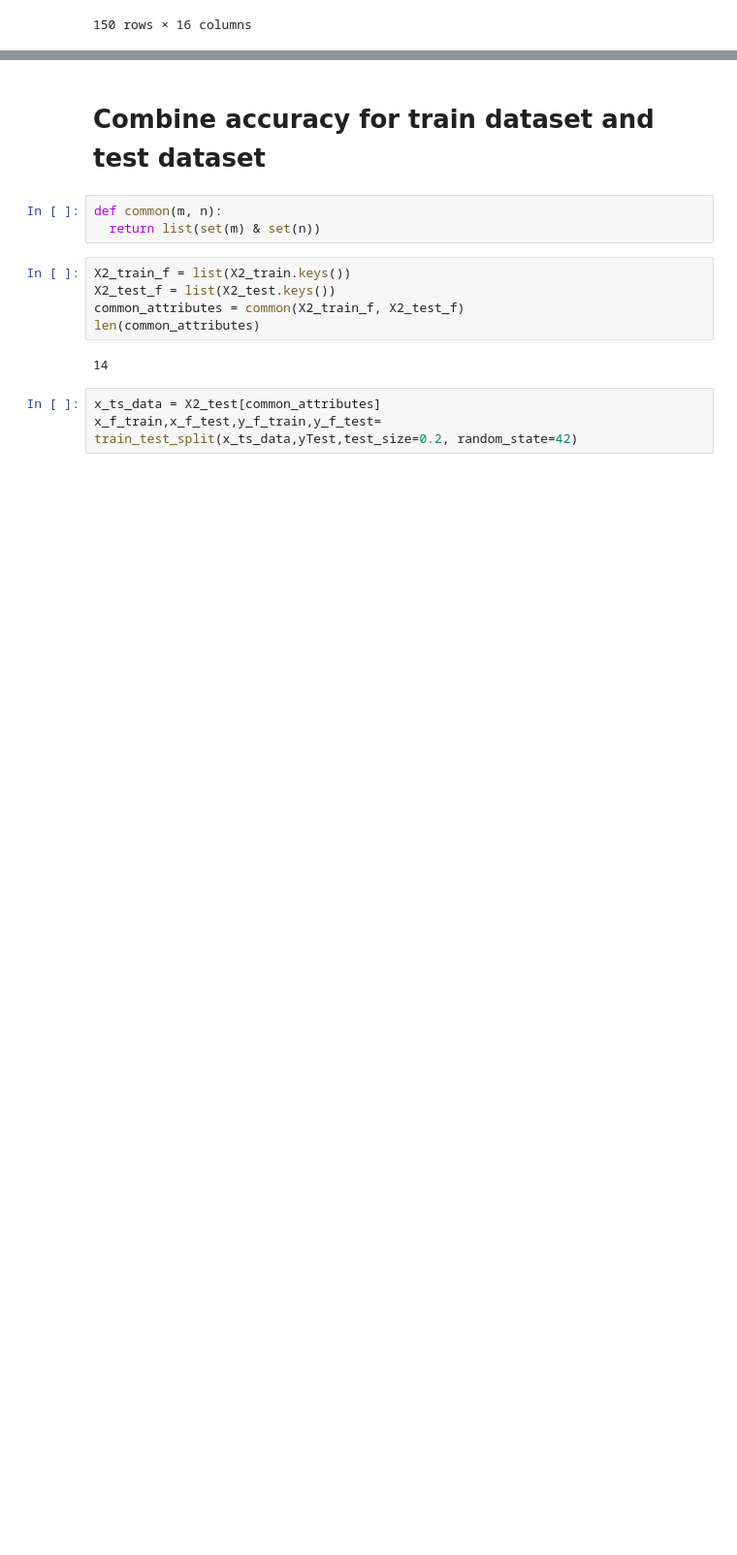
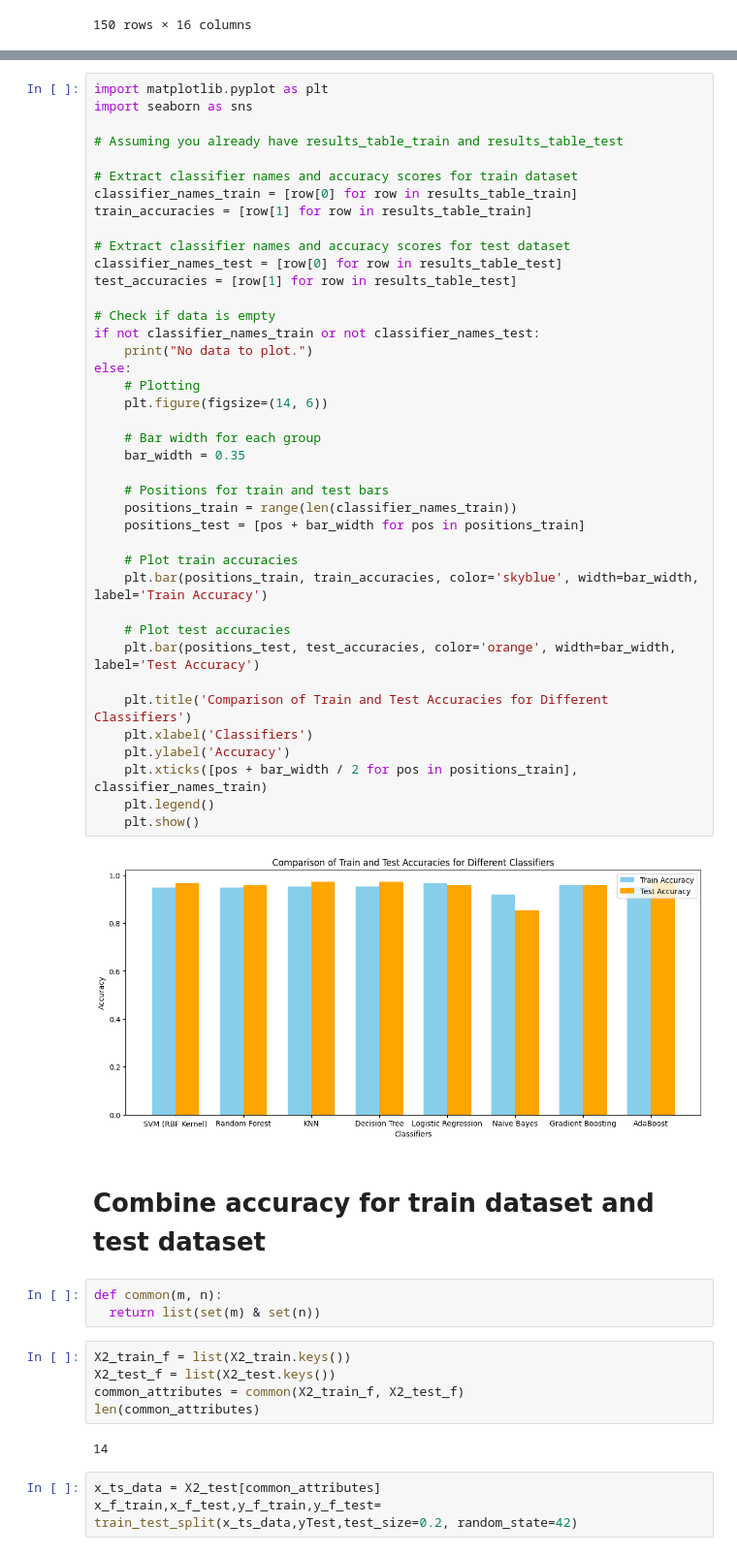
Before and after one commit to mamun-cse-diu/cervical_Cancer_Prediction, a Jupyter notebook: Cervical_Cancer_prediction_project.ipynb, the cells around one changed output, grey strips where cells are left out. Shown at 97% size. Saved outputs shown, nothing was run; the diff lists cells and outputs as text; blank space fills up the shorter version.

```diff
--- a/Cervical_Cancer_prediction_project.ipynb
+++ b/Cervical_Cancer_prediction_project.ipynb
@@ -870,3 +1031,45 @@ Test dataset Accuracy of Knn:  97.33333333333334
+# %%
+import matplotlib.pyplot as plt
+import seaborn as sns
+
+# Assuming you already have results_table_train and results_table_test
+
+# Extract classifier names and accuracy scores for train dataset
+classifier_names_train = [row[0] for row in results_table_train]
+train_accuracies = [row[1] for row in results_table_train]
+
+# Extract classifier names and accuracy scores for test dataset
+classifier_names_test = [row[0] for row in results_table_test]
+test_accuracies = [row[1] for row in results_table_test]
+
+# Check if data is empty
+if not classifier_names_train or not classifier_names_test:
+    print("No data to plot.")
+else:
+    # Plotting
+    plt.figure(figsize=(14, 6))
+
+    # Bar width for each group
+    bar_width = 0.35
+
+    # Positions for train and test bars
+    positions_train = range(len(classifier_names_train))
+    positions_test = [pos + bar_width for pos in positions_train]
+
+    # Plot train accuracies
+    plt.bar(positions_train, train_accuracies, color='skyblue', width=bar_width, label='Train Accuracy')
+
+    # Plot test accuracies
+    plt.bar(positions_test, test_accuracies, color='orange', width=bar_width, label='Test Accuracy')
+
+    plt.title('Comparison of Train and Test Accuracies for Different Classifiers')
+    plt.xlabel('Classifiers')
+    plt.ylabel('Accuracy')
+    plt.xticks([pos + bar_width / 2 for pos in positions_train], classifier_names_train)
+    plt.legend()
+    plt.show()
+# %% [output]
+[figure, added]
 # %% [markdown]
 # Combine accuracy for train dataset and test dataset
 # %%
```
Also changed, not shown: parts of 38 cells of this notebook.
